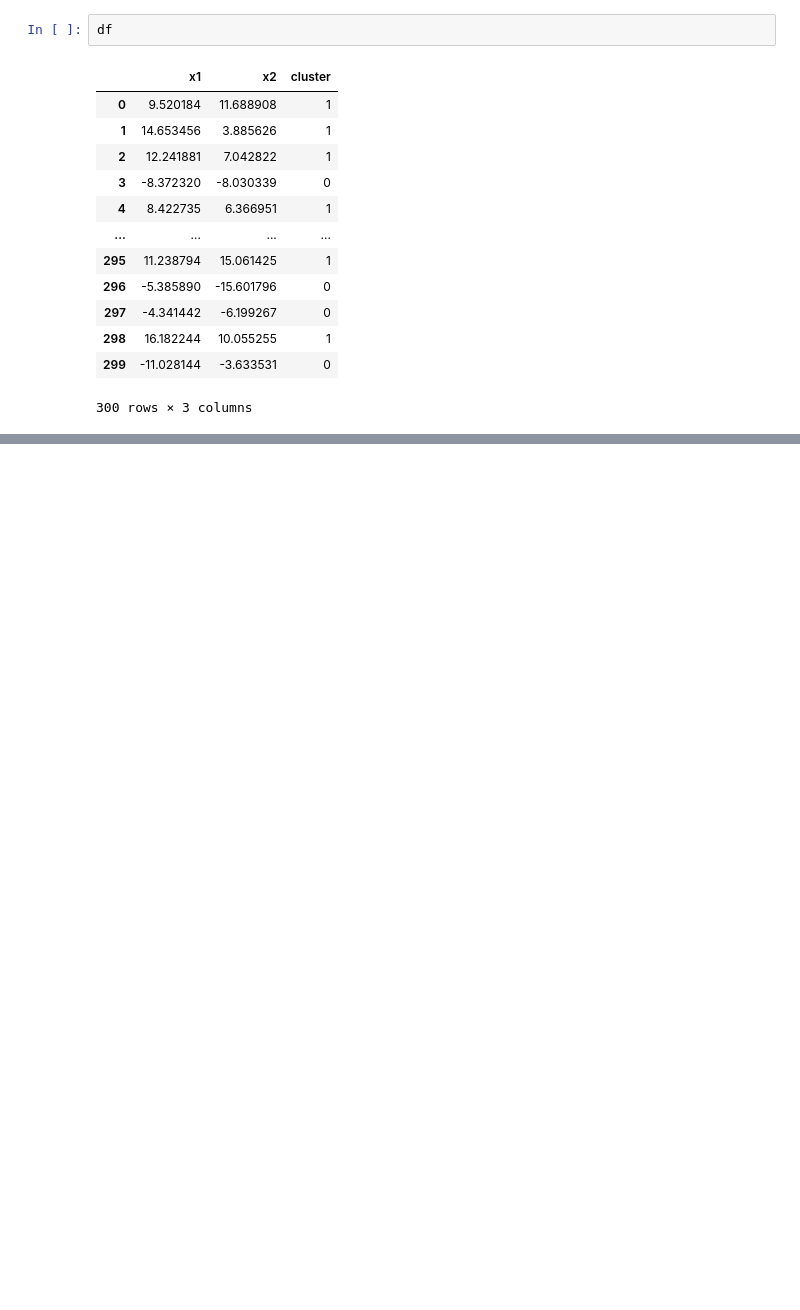
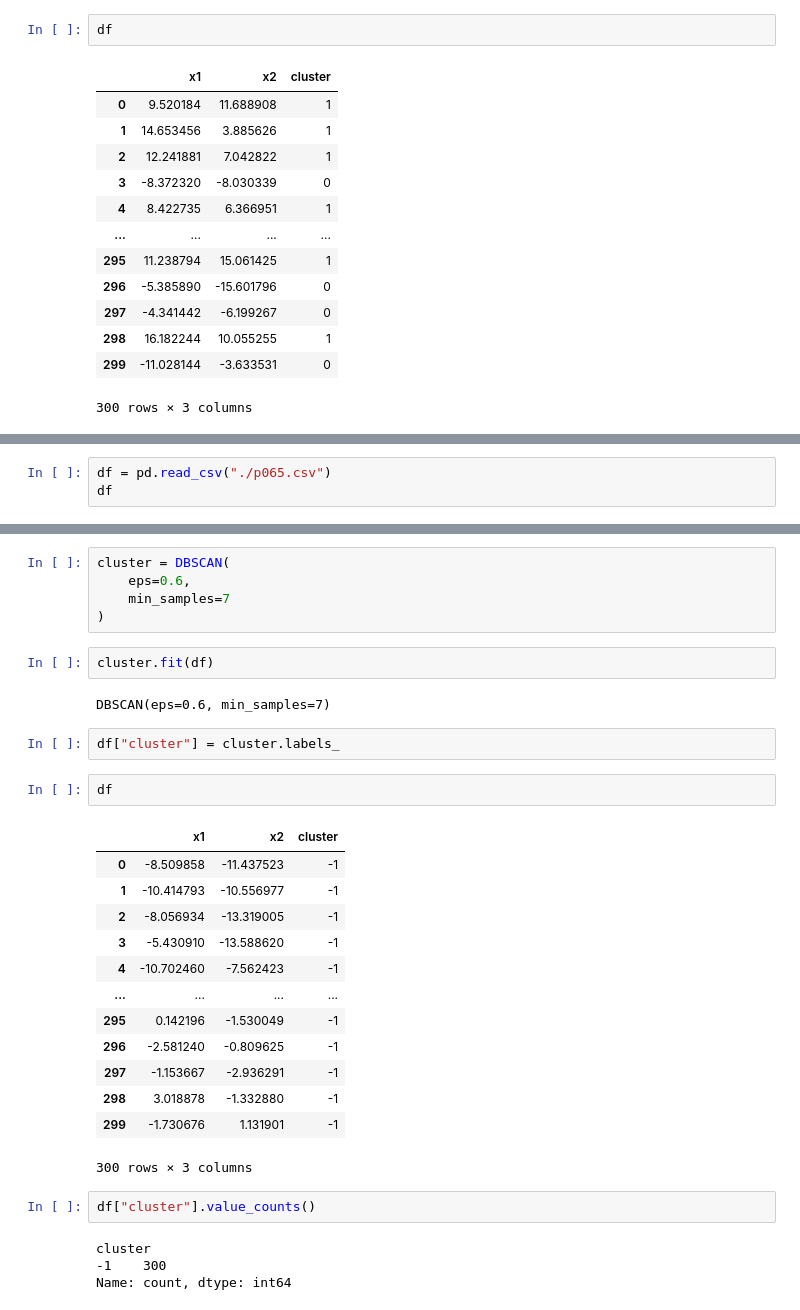
Before and after one commit to leonleerl/sklearn-100exercise, a Jupyter notebook: P13-数据聚类.ipynb, the cells around one changed output, grey strips where cells are left out. Drawn from its saved outputs; the diff is of its cells as text; blank space fills up the shorter version.

```diff
--- a/P13-数据聚类.ipynb
+++ b/P13-数据聚类.ipynb
@@ -443,0 +559,3 @@ df
+# %%
+df = pd.read_csv("./p065.csv")
+df
@@ -443,0 +576,33 @@ df
+# %%
+cluster = DBSCAN(
+    eps=0.6,
+    min_samples=7
+)
+# %%
+cluster.fit(df)
+# %% [output]
+DBSCAN(eps=0.6, min_samples=7)
+# %%
+df["cluster"] = cluster.labels_
+# %%
+df
+# %% [output]
+|  | x1 | x2 | cluster |
+| 0 | -8.509858 | -11.437523 | -1 |
+| 1 | -10.414793 | -10.556977 | -1 |
+| 2 | -8.056934 | -13.319005 | -1 |
+| 3 | -5.430910 | -13.588620 | -1 |
+| 4 | -10.702460 | -7.562423 | -1 |
+| ... | ... | ... | ... |
+| 295 | 0.142196 | -1.530049 | -1 |
+| 296 | -2.581240 | -0.809625 | -1 |
+| 297 | -1.153667 | -2.936291 | -1 |
+| 298 | 3.018878 | -1.332880 | -1 |
+| 299 | -1.730676 | 1.131901 | -1 |
+300 rows × 3 columns
+# %%
+df["cluster"].value_counts()
+# %% [output]
+cluster
+-1    300
+Name: count, dtype: int64
```
Also changed, not shown: parts of 13 cells of this notebook, 4 other files.
